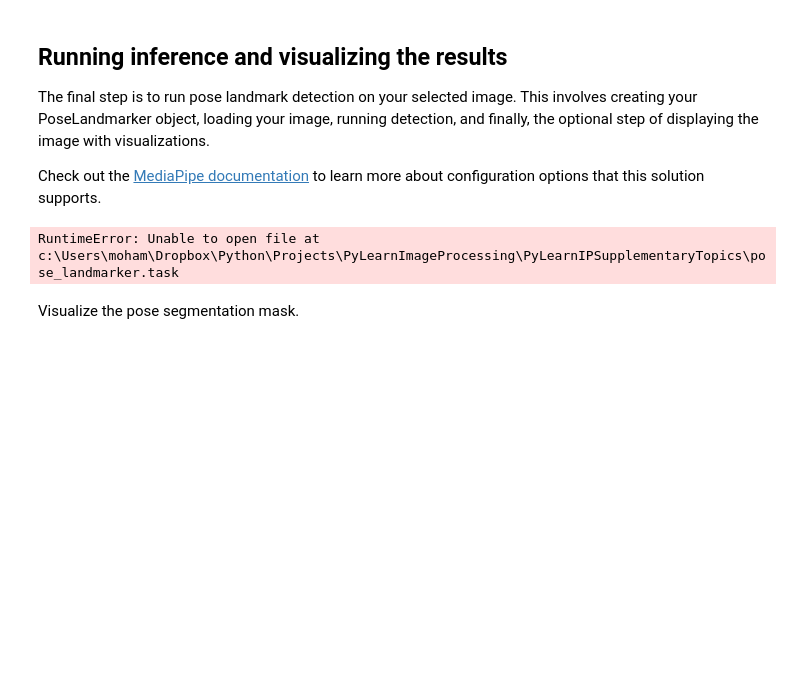
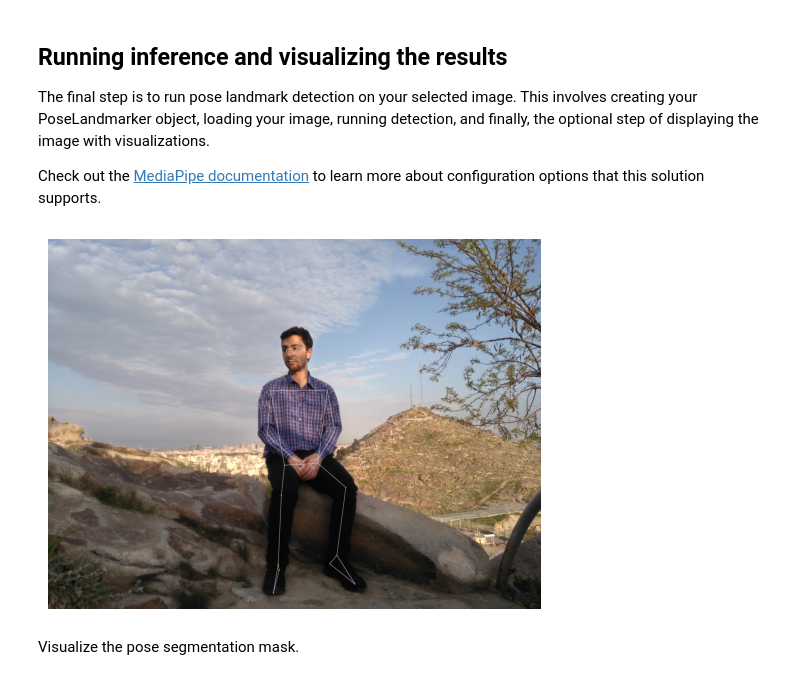
Before and after one commit to MSaberian/PyLearnImageProcessing, a Jupyter notebook: PyLearnIPSupplementaryTopics/Pose_Landmarker.ipynb, the cells around one changed output. Cells and saved outputs as stored; diff of their text form; code cells hidden in the pictures; blank space fills up the shorter version.

```diff
--- a/PyLearnIPSupplementaryTopics/Pose_Landmarker.ipynb
+++ b/PyLearnIPSupplementaryTopics/Pose_Landmarker.ipynb
@@ -104,27 +97,36 @@ Check out the [MediaPipe documentation](https://developers.google.com/mediapipe/
 # %%
 # STEP 1: Import the necessary modules.
 import mediapipe as mp
 from mediapipe.tasks import python
 from mediapipe.tasks.python import vision
+from mediapipe import solutions
+from mediapipe.framework.formats import landmark_pb2
+import numpy as np
+import cv2
+import matplotlib.pyplot as plt
 
 # STEP 2: Create an PoseLandmarker object.
 base_options = python.BaseOptions(model_asset_path='pose_landmarker.task')
 options = vision.PoseLandmarkerOptions(
     base_options=base_options,
     output_segmentation_masks=True)
 detector = vision.PoseLandmarker.create_from_options(options)
 
 # STEP 3: Load the input image.
-image = mp.Image.create_from_file("image.jpg")
+image = mp.Image.create_from_file("input/me2.jpg")
 
 # STEP 4: Detect pose landmarks from the input image.
 detection_result = detector.detect(image)
 
 # STEP 5: Process the detection result. In this case, visualize it.
 annotated_image = draw_landmarks_on_image(image.numpy_view(), detection_result)
-cv2_imshow(cv2.cvtColor(annotated_image, cv2.COLOR_RGB2BGR))
+# cv2.imshow('asdfc',cv2.cvtColor(annotated_image, cv2.COLOR_RGB2BGR))
+plt.imshow(annotated_image)
+cv2.imwrite('output/me3.jpg',cv2.cvtColor(annotated_image, cv2.COLOR_RGB2BGR))
+plt.axis('off')
+plt.show()
 # %% [output]
-RuntimeError: Unable to open file at c:\Users\moham\Dropbox\Python\Projects\PyLearnImageProcessing\PyLearnIPSupplementaryTopics\pose_landmarker.task
+[figure, added]
 # %% [markdown]
 Visualize the pose segmentation mask.
 # %%
```
Also changed, not shown: parts of 3 cells of this notebook, 3 other files.
